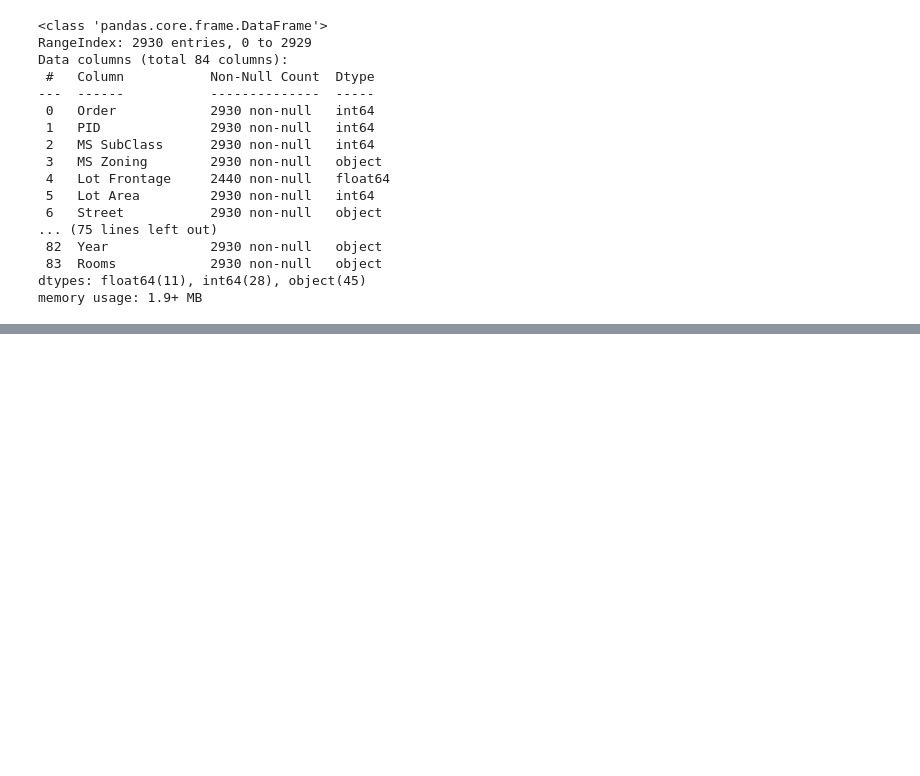
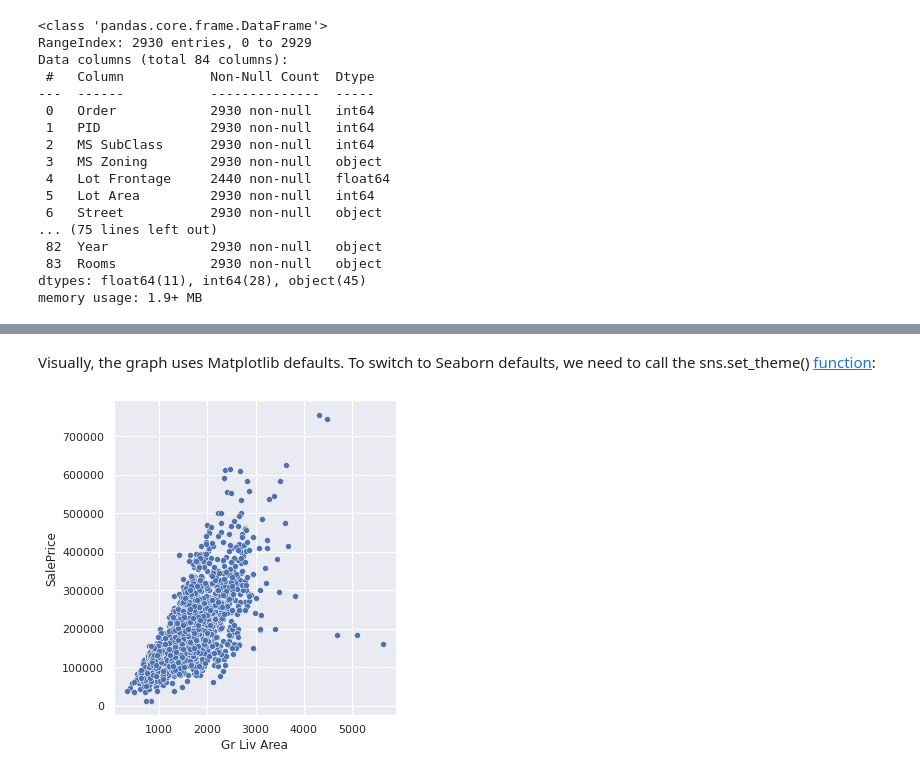
Before and after one commit to jack9950/dataquest_projects, a Jupyter notebook: Step 2 - Data Analysis and Visualization/Data Visualization Fundamentals/Relational Plots and Multiple Variables/Relational Plots and Multiple Variables.ipynb, the cells around one changed output, grey strips where cells are left out. Saved outputs shown, nothing was run; the diff lists cells and outputs as text; code cells hidden in the pictures; blank space fills up the shorter version.

```diff
--- a/Step 2 - Data Analysis and Visualization/Data Visualization Fundamentals/Relational Plots and Multiple Variables/Relational Plots and Multiple Variables.ipynb
+++ b/Step 2 - Data Analysis and Visualization/Data Visualization Fundamentals/Relational Plots and Multiple Variables/Relational Plots and Multiple Variables.ipynb
@@ -98,0 +106,8 @@ We'll start by plotting only two of these variables: SalePrice and Gr Liv Area.
+# %% [markdown]
+Visually, the graph uses Matplotlib defaults. To switch to Seaborn defaults, we need to call the sns.set_theme() [function](https://seaborn.pydata.org/generated/seaborn.set_theme.html):
+# %%
+sns.set_theme()
+sns.relplot(data=housing, x='Gr Liv Area', y='SalePrice')
+plt.show()
+# %% [output]
+[figure, added]
```
Also changed, not shown: parts of 35 cells of this notebook, 11 other files.
